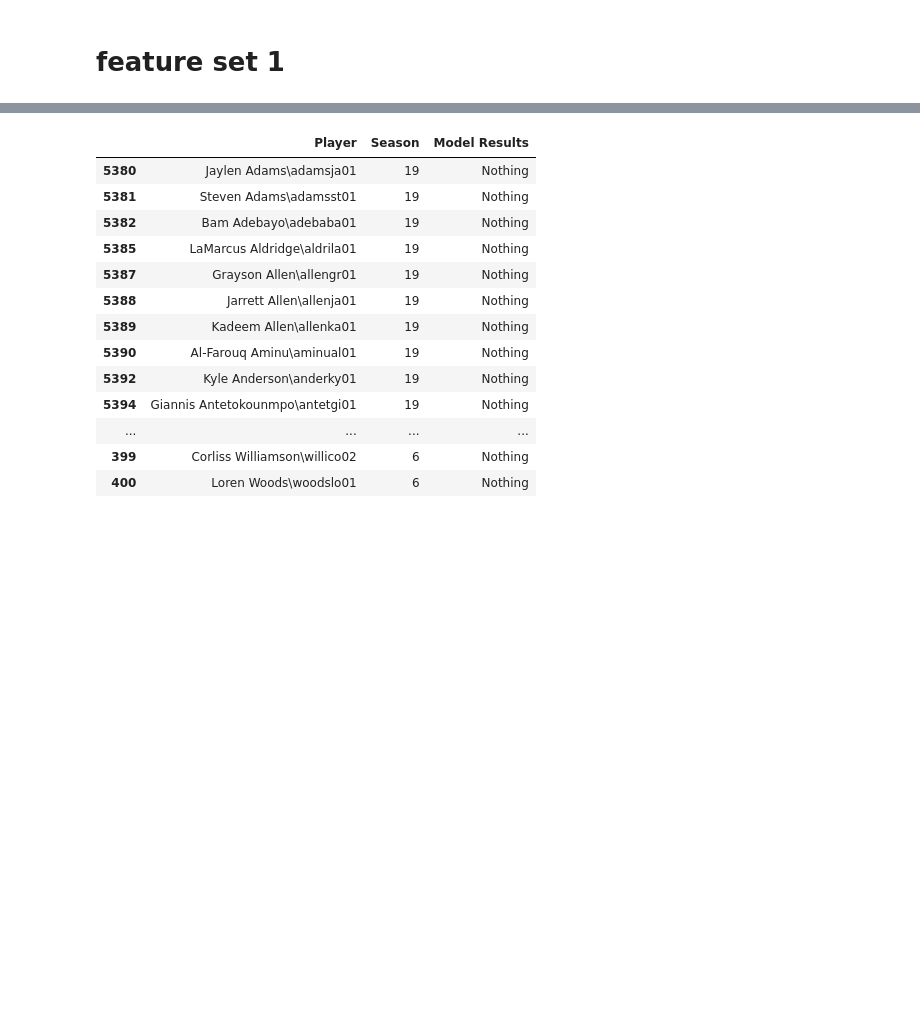
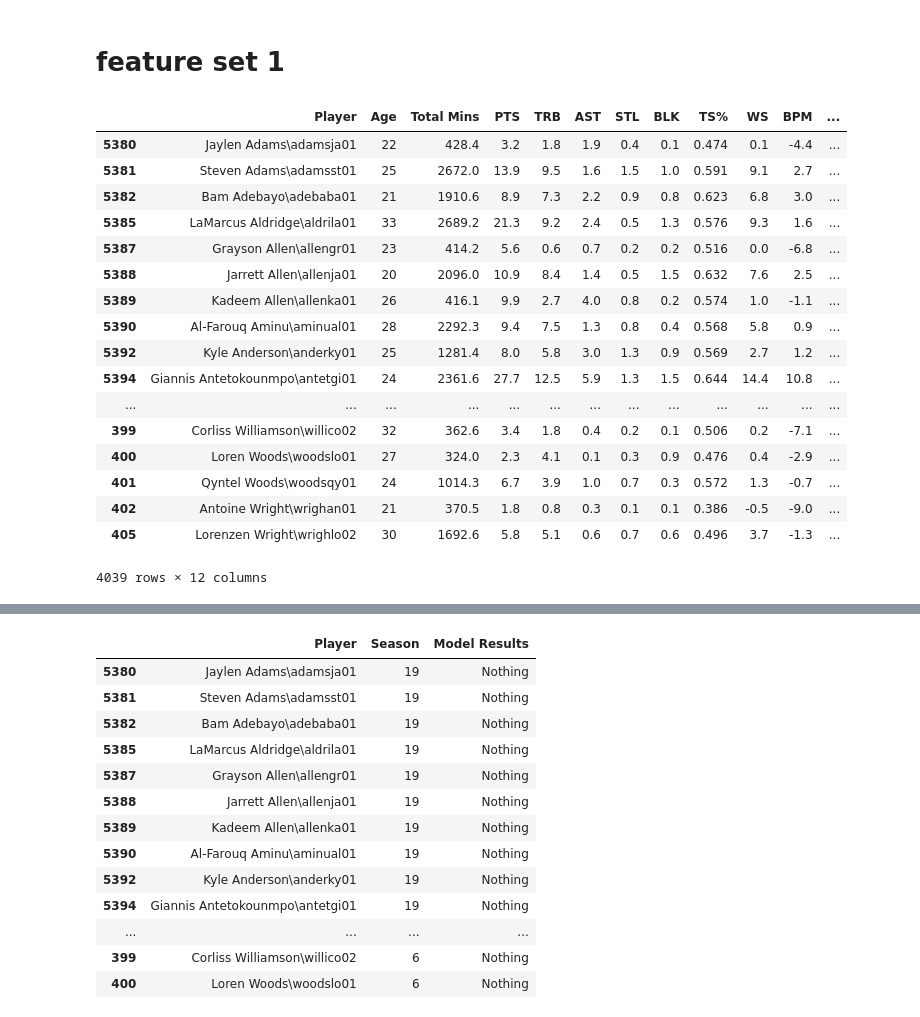
Before and after one commit to victoria-yining-huang/NBA-MIP, a Jupyter notebook: logistic_regression.ipynb, the cells around one changed output, grey strips where cells are left out. Saved outputs shown, nothing was run; the diff lists cells and outputs as text; code cells hidden in the pictures; blank space fills up the shorter version.

```diff
--- a/logistic_regression.ipynb
+++ b/logistic_regression.ipynb
@@ -22,6 +22,27 @@ from statsmodels.stats.outliers_influence import variance_inflation_factor
 %store -r feature_set_1
 %store -r feature_set_2
 %store -r feature_set_3
+# %%
+feature_set_1
+# %% [output]
+|  | Player | Age | Total Mins | PTS | TRB | AST | STL | BLK | TS% | WS | BPM | ... |
+| 5380 | Jaylen Adams\adamsja01 | 22 | 428.4 | 3.2 | 1.8 | 1.9 | 0.4 | 0.1 | 0.474 | 0.1 | -4.4 | ... |
+| 5381 | Steven Adams\adamsst01 | 25 | 2672.0 | 13.9 | 9.5 | 1.6 | 1.5 | 1.0 | 0.591 | 9.1 | 2.7 | ... |
+| 5382 | Bam Adebayo\adebaba01 | 21 | 1910.6 | 8.9 | 7.3 | 2.2 | 0.9 | 0.8 | 0.623 | 6.8 | 3.0 | ... |
+| 5385 | LaMarcus Aldridge\aldrila01 | 33 | 2689.2 | 21.3 | 9.2 | 2.4 | 0.5 | 1.3 | 0.576 | 9.3 | 1.6 | ... |
+| 5387 | Grayson Allen\allengr01 | 23 | 414.2 | 5.6 | 0.6 | 0.7 | 0.2 | 0.2 | 0.516 | 0.0 | -6.8 | ... |
+| 5388 | Jarrett Allen\allenja01 | 20 | 2096.0 | 10.9 | 8.4 | 1.4 | 0.5 | 1.5 | 0.632 | 7.6 | 2.5 | ... |
+| 5389 | Kadeem Allen\allenka01 | 26 | 416.1 | 9.9 | 2.7 | 4.0 | 0.8 | 0.2 | 0.574 | 1.0 | -1.1 | ... |
+| 5390 | Al-Farouq Aminu\aminual01 | 28 | 2292.3 | 9.4 | 7.5 | 1.3 | 0.8 | 0.4 | 0.568 | 5.8 | 0.9 | ... |
+| 5392 | Kyle Anderson\anderky01 | 25 | 1281.4 | 8.0 | 5.8 | 3.0 | 1.3 | 0.9 | 0.569 | 2.7 | 1.2 | ... |
+| 5394 | Giannis Antetokounmpo\antetgi01 | 24 | 2361.6 | 27.7 | 12.5 | 5.9 | 1.3 | 1.5 | 0.644 | 14.4 | 10.8 | ... |
+| ... | ... | ... | ... | ... | ... | ... | ... | ... | ... | ... | ... | ... |
+| 399 | Corliss Williamson\willico02 | 32 | 362.6 | 3.4 | 1.8 | 0.4 | 0.2 | 0.1 | 0.506 | 0.2 | -7.1 | ... |
+| 400 | Loren Woods\woodslo01 | 27 | 324.0 | 2.3 | 4.1 | 0.1 | 0.3 | 0.9 | 0.476 | 0.4 | -2.9 | ... |
+| 401 | Qyntel Woods\woodsqy01 | 24 | 1014.3 | 6.7 | 3.9 | 1.0 | 0.7 | 0.3 | 0.572 | 1.3 | -0.7 | ... |
+| 402 | Antoine Wright\wrighan01 | 21 | 370.5 | 1.8 | 0.8 | 0.3 | 0.1 | 0.1 | 0.386 | -0.5 | -9.0 | ... |
+| 405 | Lorenzen Wright\wrighlo02 | 30 | 1692.6 | 5.8 | 5.1 | 0.6 | 0.7 | 0.6 | 0.496 | 3.7 | -1.3 | ... |
+4039 rows × 12 columns
 # %%
 feature_set_1.shape
 # %% [output]
```
Also changed, not shown: parts of 32 cells of this notebook, 2 other files.
